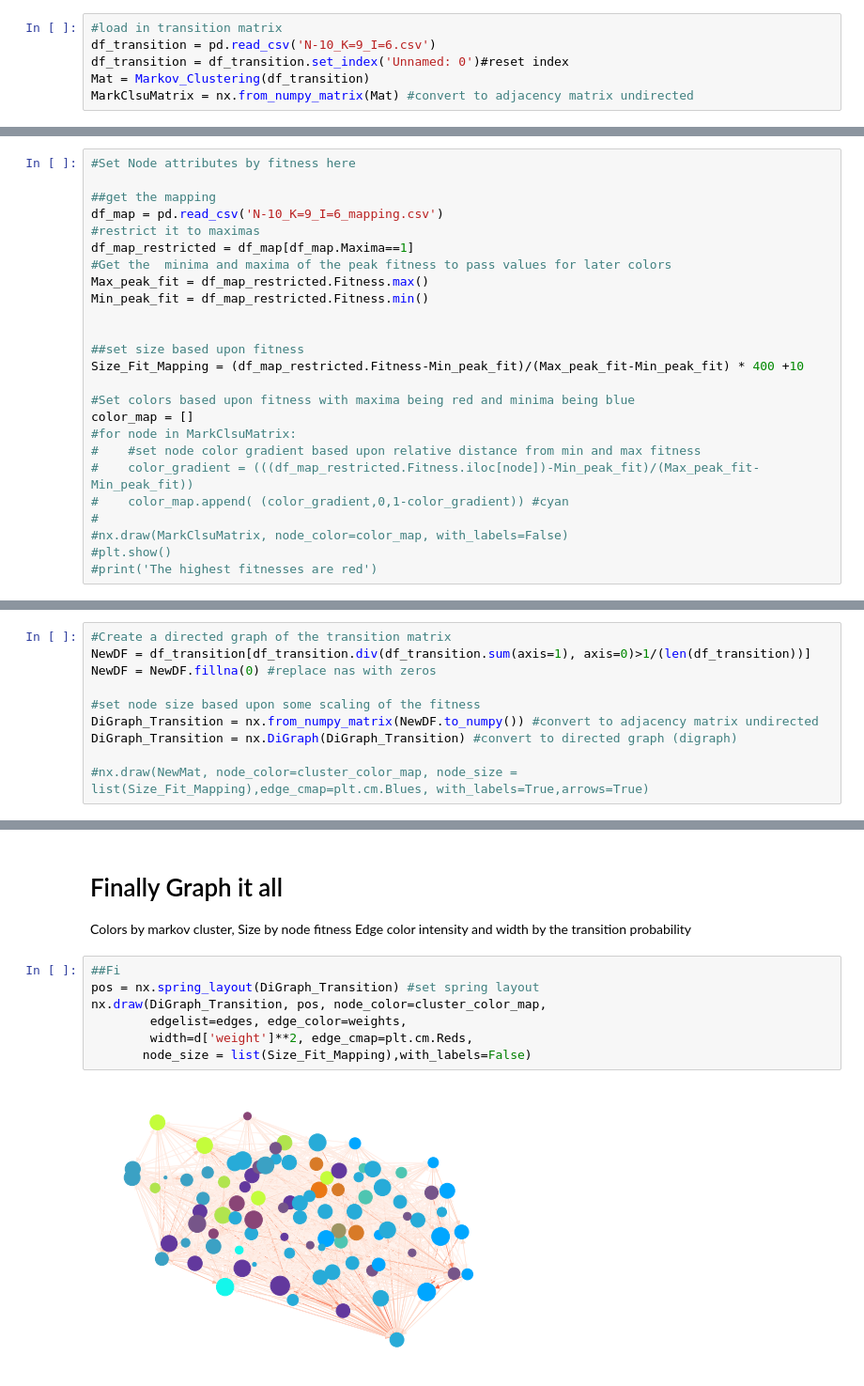
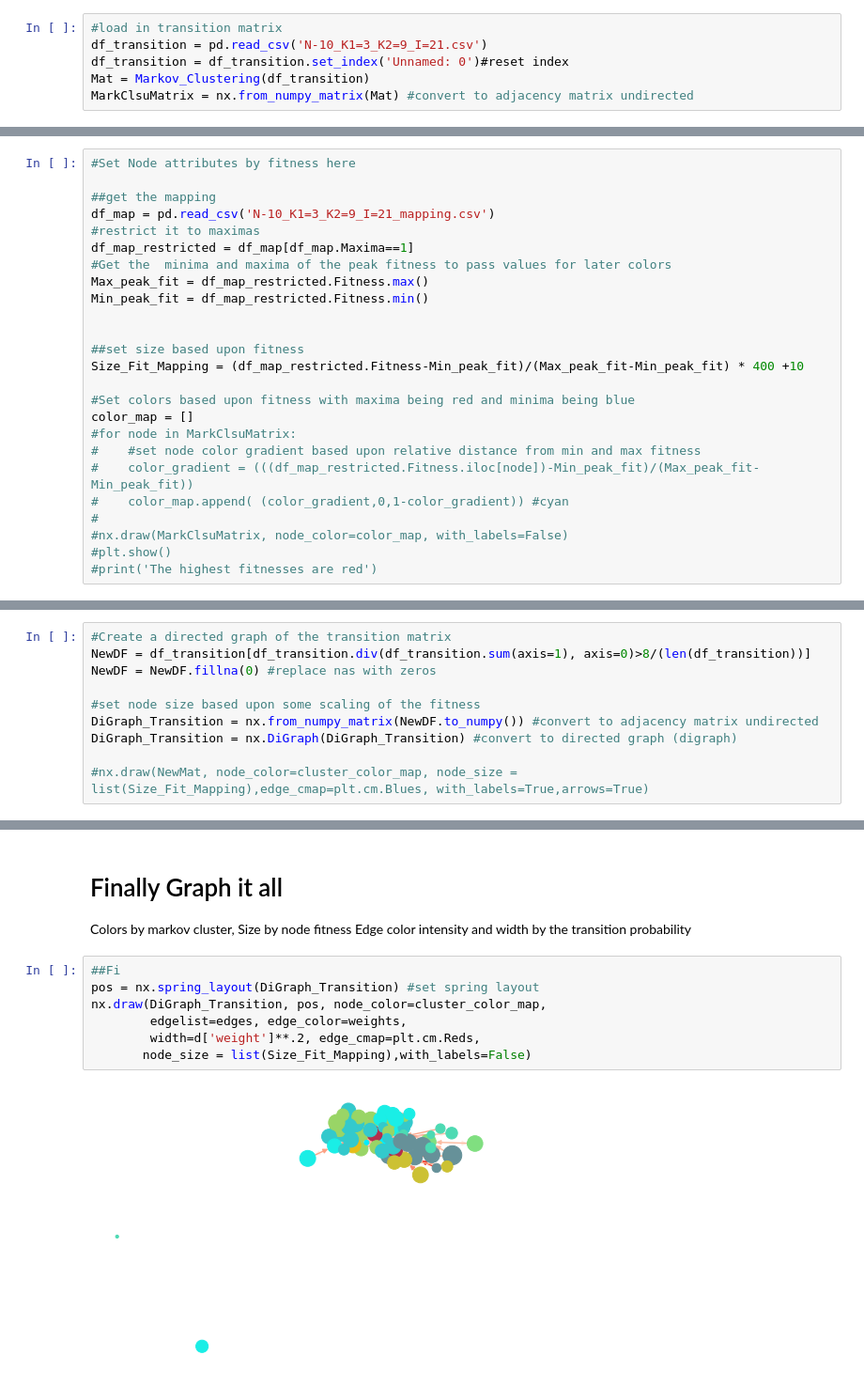
Before and after one commit to adrianapaza/NBA-NKC, a Jupyter notebook: ComputationalModels/Draw_Colored_Graphs.ipynb, the cells around one changed output, grey strips where cells are left out. Shown at 94% size. Saved outputs shown, nothing was run; the diff lists cells and outputs as text.

```diff
--- a/ComputationalModels/Draw_Colored_Graphs.ipynb
+++ b/ComputationalModels/Draw_Colored_Graphs.ipynb
@@ -17,7 +17,7 @@ from Landscapes import *
 import networkx as nx
 # %%
 #load in transition matrix
-df_transition = pd.read_csv('N-10_K=9_I=6.csv')
+df_transition = pd.read_csv('N-10_K1=3_K2=9_I=21.csv')
 df_transition = df_transition.set_index('Unnamed: 0')#reset index
 Mat = Markov_Clustering(df_transition)
 MarkClsuMatrix = nx.from_numpy_matrix(Mat) #convert to adjacency matrix undirected
@@ -28,7 +28,7 @@ We set noze size by fitness, then color by markov cluster, then set edge weights
 #Set Node attributes by fitness here
 
 ##get the mapping
-df_map = pd.read_csv('N-10_K=9_I=6_mapping.csv')
+df_map = pd.read_csv('N-10_K1=3_K2=9_I=21_mapping.csv')
 #restrict it to maximas
 df_map_restricted = df_map[df_map.Maxima==1]
 #Get the  minima and maxima of the peak fitness to pass values for later colors
@@ -74,6 +77,6 @@ for comp in Components:
 # %%
 #Create a directed graph of the transition matrix
-NewDF = df_transition[df_transition.div(df_transition.sum(axis=1), axis=0)>1/(len(df_transition))]
+NewDF = df_transition[df_transition.div(df_transition.sum(axis=1), axis=0)>8/(len(df_transition))]
 NewDF = NewDF.fillna(0) #replace nas with zeros
 
 #set node size based upon some scaling of the fitness
@@ -116,12 +101,12 @@ Edge color intensity and width by the transition probability
 # %%
 ##Fi
 pos = nx.spring_layout(DiGraph_Transition) #set spring layout
 nx.draw(DiGraph_Transition, pos, node_color=cluster_color_map,
         edgelist=edges, edge_color=weights,
-        width=d['weight']**2, edge_cmap=plt.cm.Reds,
+        width=d['weight']**.2, edge_cmap=plt.cm.Reds,
        node_size = list(Size_Fit_Mapping),with_labels=False)
 # %% [output]
-[figure, old version]
+[figure, new version]
 # %%
 d['weight']
 # %% [output]
```
Also changed, not shown: parts of 3 cells of this notebook, 13 other files.
